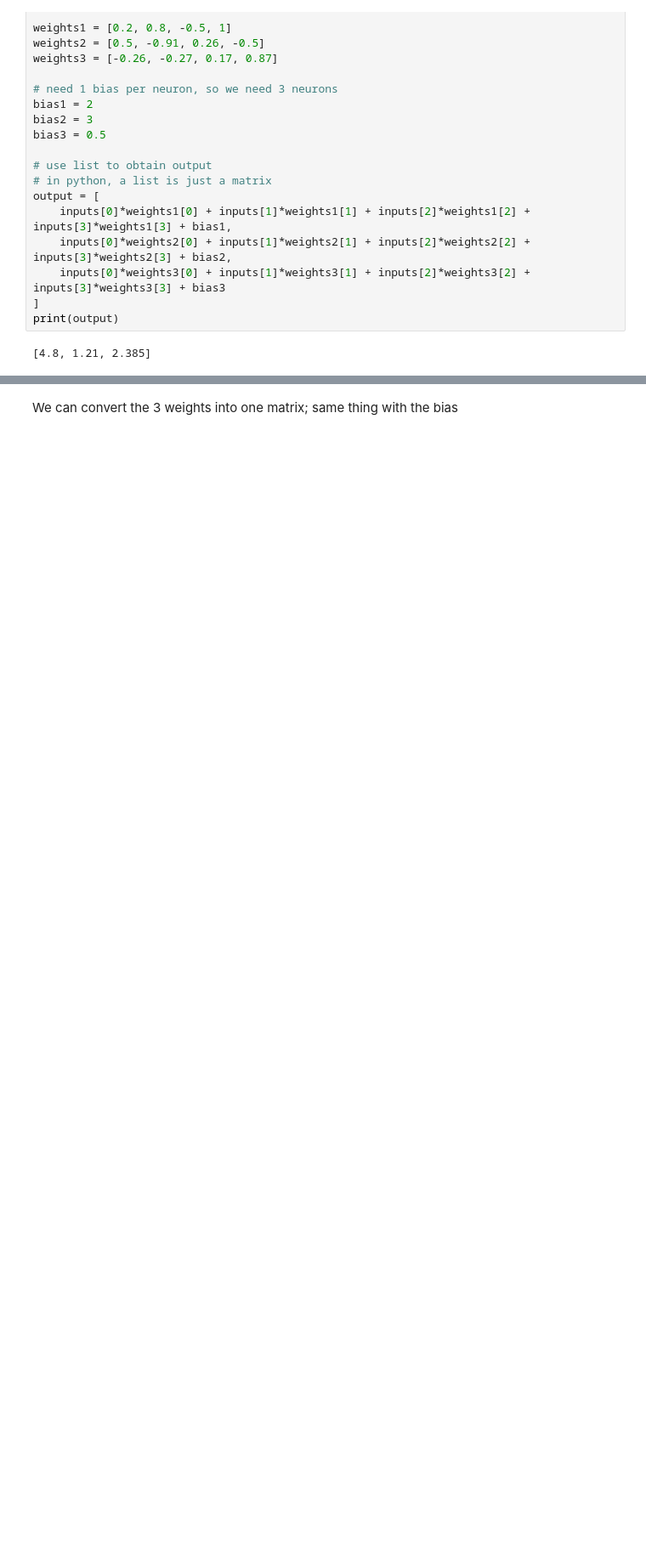
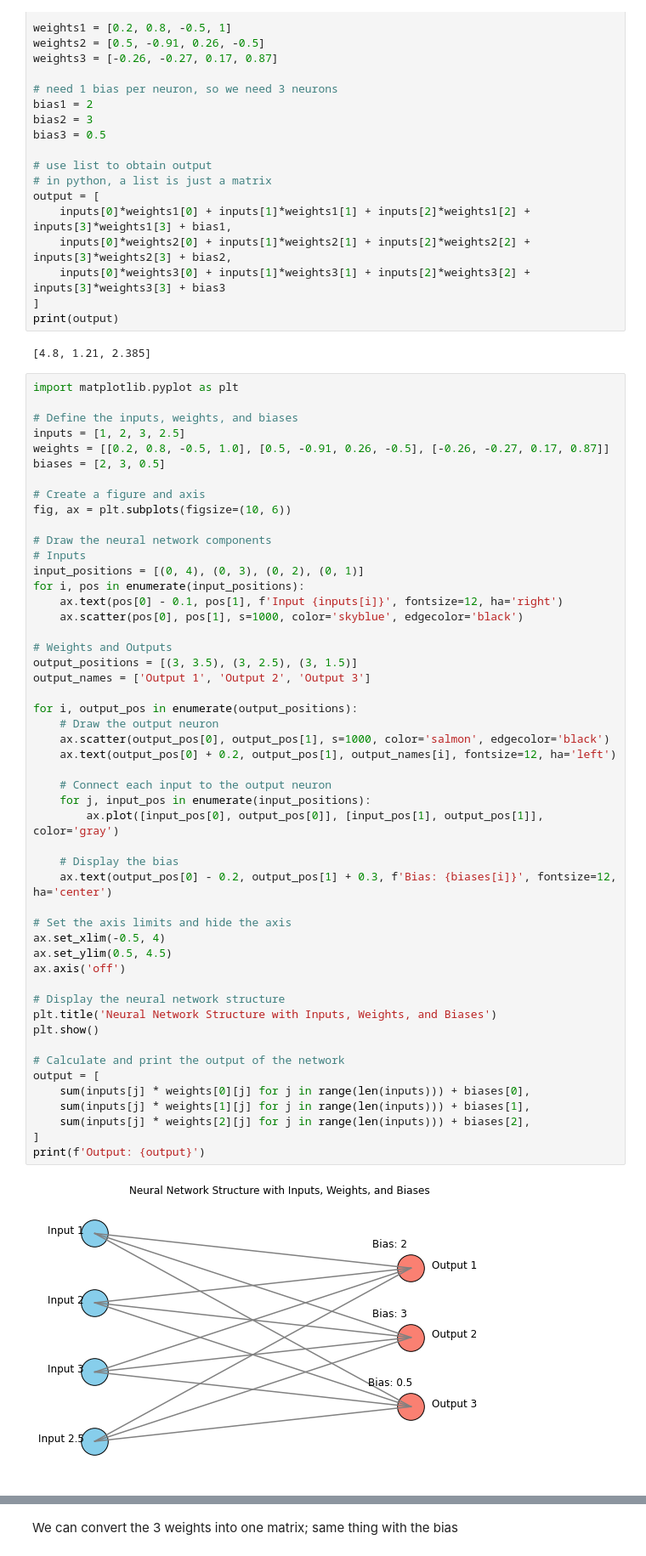
Before and after one commit to n8tlmps/STAT479-AppliedNeuralNetworksDeepLearning, a Jupyter notebook: LabNotes/Lec0906.ipynb, the cells around one changed output, grey strips where cells are left out. Shown at 85% size. Saved outputs shown, nothing was run; the diff lists cells and outputs as text; blank space fills up the shorter version.

```diff
--- a/LabNotes/Lec0906.ipynb
+++ b/LabNotes/Lec0906.ipynb
@@ -61,3 +113,55 @@ output = [
 print(output)
 # %% [output]
 [4.8, 1.21, 2.385]
+# %%
+import matplotlib.pyplot as plt
+
+# Define the inputs, weights, and biases
+inputs = [1, 2, 3, 2.5]
+weights = [[0.2, 0.8, -0.5, 1.0], [0.5, -0.91, 0.26, -0.5], [-0.26, -0.27, 0.17, 0.87]]
+biases = [2, 3, 0.5]
+
+# Create a figure and axis
+fig, ax = plt.subplots(figsize=(10, 6))
+
+# Draw the neural network components
+# Inputs
+input_positions = [(0, 4), (0, 3), (0, 2), (0, 1)]
+for i, pos in enumerate(input_positions):
+    ax.text(pos[0] - 0.1, pos[1], f'Input {inputs[i]}', fontsize=12, ha='right')
+    ax.scatter(pos[0], pos[1], s=1000, color='skyblue', edgecolor='black')
+
+# Weights and Outputs
+output_positions = [(3, 3.5), (3, 2.5), (3, 1.5)]
+output_names = ['Output 1', 'Output 2', 'Output 3']
+
+for i, output_pos in enumerate(output_positions):
+    # Draw the output neuron
+    ax.scatter(output_pos[0], output_pos[1], s=1000, color='salmon', edgecolor='black')
+    ax.text(output_pos[0] + 0.2, output_pos[1], output_names[i], fontsize=12, ha='left')
+
+    # Connect each input to the output neuron
+    for j, input_pos in enumerate(input_positions):
+        ax.plot([input_pos[0], output_pos[0]], [input_pos[1], output_pos[1]], color='gray')
+
+    # Display the bias
+    ax.text(output_pos[0] - 0.2, output_pos[1] + 0.3, f'Bias: {biases[i]}', fontsize=12, ha='center')
+
+# Set the axis limits and hide the axis
+ax.set_xlim(-0.5, 4)
+ax.set_ylim(0.5, 4.5)
+ax.axis('off')
+
+# Display the neural network structure
+plt.title('Neural Network Structure with Inputs, Weights, and Biases')
+plt.show()
+
+# Calculate and print the output of the network
+output = [
+    sum(inputs[j] * weights[0][j] for j in range(len(inputs))) + biases[0],
+    sum(inputs[j] * weights[1][j] for j in range(len(inputs))) + biases[1],
+    sum(inputs[j] * weights[2][j] for j in range(len(inputs))) + biases[2],
+]
+print(f'Output: {output}')
+# %% [output]
+[figure, added]
```
Also changed, not shown: parts of 5 cells of this notebook, 4 other files.
